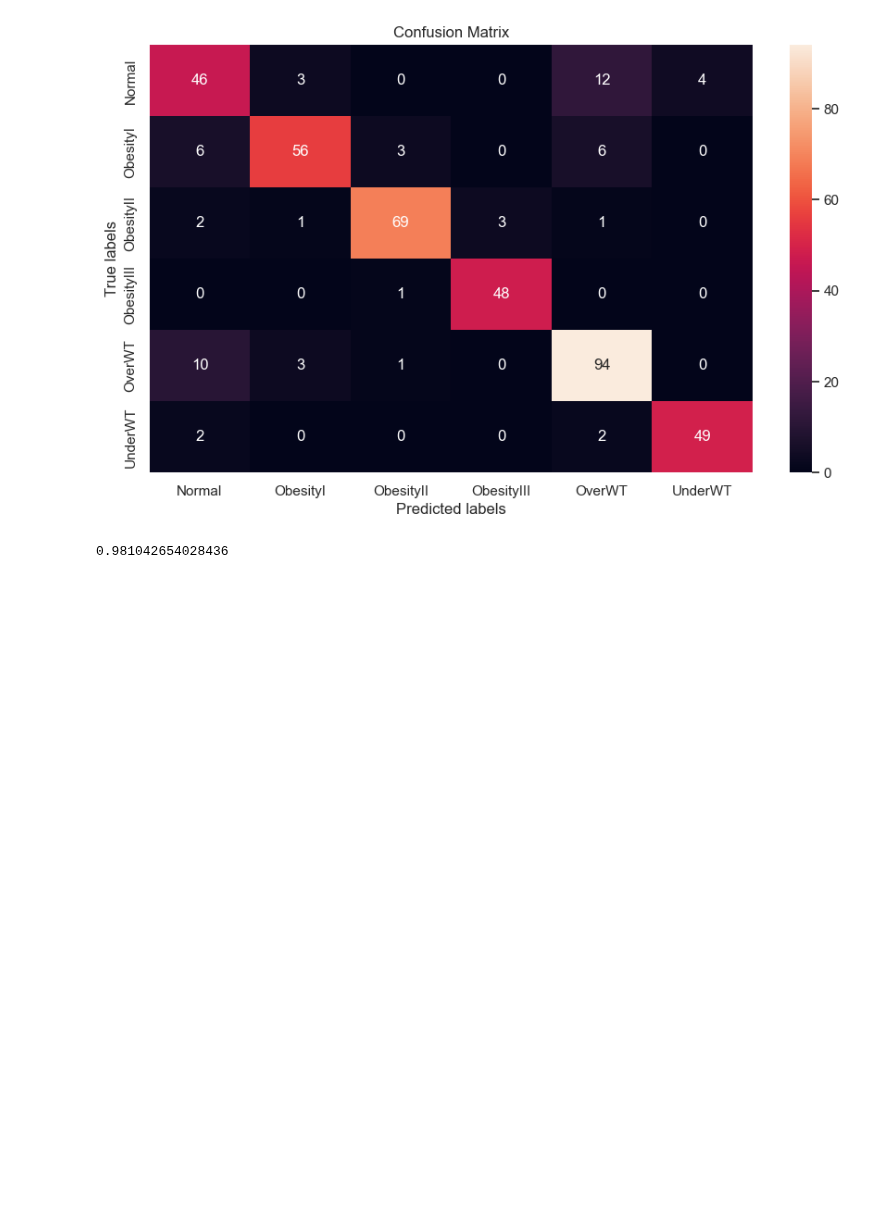
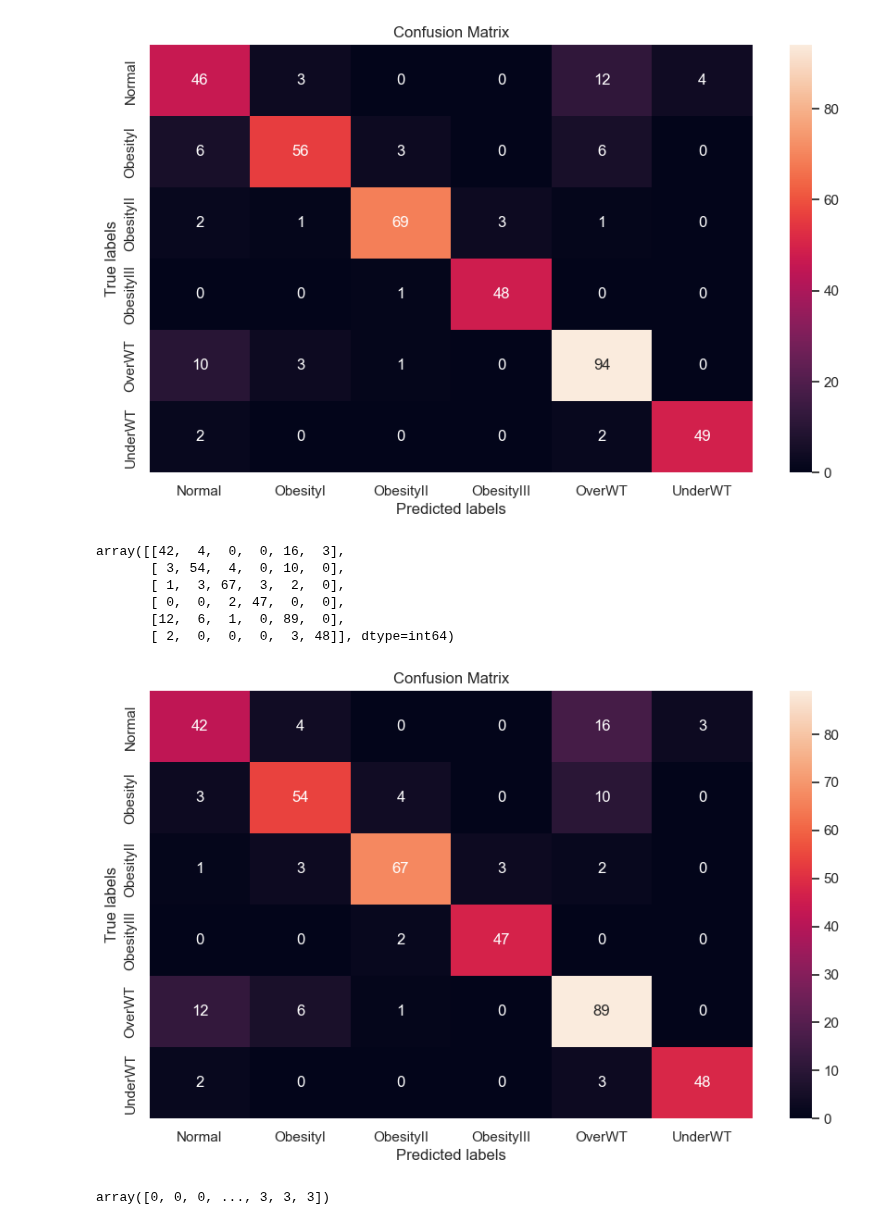
Before and after one commit to shekharbiswas/Obesity, a Jupyter notebook: ML.ipynb, the cells around one changed output. Cells and saved outputs as stored; diff of their text form; code cells hidden in the pictures; blank space fills up the shorter version.

```diff
--- a/ML.ipynb
+++ b/ML.ipynb
@@ -138,12 +138,12 @@ X_train, X_test, y_train, y_test = train_test_split(X, y, test_size=0.2, random_
 
 
 params = {
-           'n_estimators':100,
+           'n_estimators':20,
             'max_depth': 30,
-            'max_features': 'auto',
+            'max_features': 'sqrt',
             'n_estimators':100,
-            'min_samples_leaf': 4,
-            'min_samples_split': 5
+            'min_samples_leaf': 1,
+            'min_samples_split': 10
 
         }
 
@@ -157,5 +157,36 @@ xgb_clf.fit(X_train, y_train)
 
 y_pred = xgb_clf.predict(X_test)
 accuracy_score(y_pred, y_test)
+
+cm_rf = confusion_matrix(y_test, y_pred)
+cm_rf
 # %% [output]
-0.981042654028436
+array([[42,  4,  0,  0, 16,  3],
+       [ 3, 54,  4,  0, 10,  0],
+       [ 1,  3, 67,  3,  2,  0],
+       [ 0,  0,  2, 47,  0,  0],
+       [12,  6,  1,  0, 89,  0],
+       [ 2,  0,  0,  0,  3, 48]], dtype=int64)
+# %%
+import seaborn as sns
+import matplotlib.pyplot as plt
+sns.set_theme(rc={'figure.figsize':(10.5,6)})
+ax= plt.subplot()
+sns.heatmap(cm_rf, annot=True, fmt='g', ax=ax);  #annot=True to annotate cells, ftm='g' to disable scientific notation
+
+
+
+
+
+# labels, title and ticks
+ax.set_xlabel('Predicted labels');ax.set_ylabel('True labels');
+ax.set_title('Confusion Matrix');
+ax.xaxis.set_ticklabels(['Normal', 'ObesityI', 'ObesityII', 'ObesityIII', 'OverWT',
+       'UnderWT']); ax.yaxis.set_ticklabels(['Normal', 'ObesityI', 'ObesityII', 'ObesityIII', 'OverWT',
+       'UnderWT']);
+# %% [output]
+[figure, added]
+# %%
+y
+# %% [output]
+array([0, 0, 0, ..., 3, 3, 3])
```
Also changed, not shown: parts of 4 cells of this notebook.
